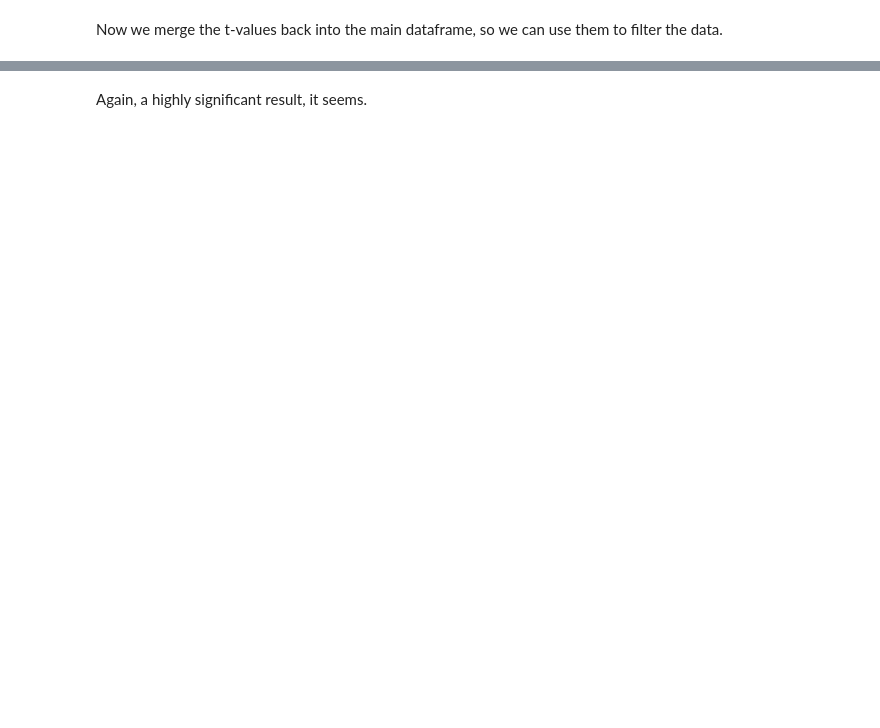
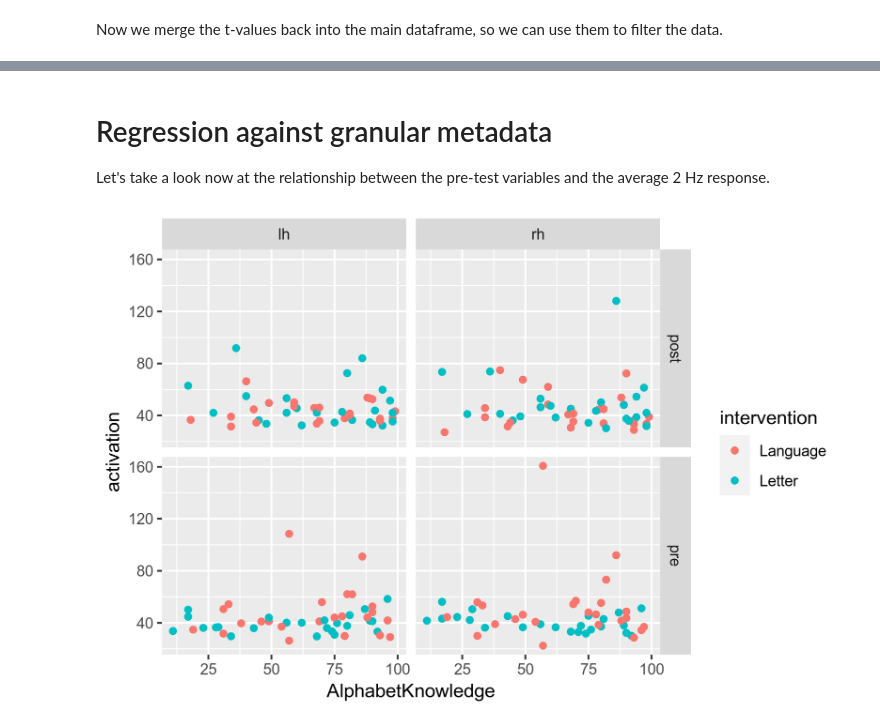
Before and after one commit to yeatmanlab/preK-MEG, a Jupyter notebook: analysis/ssvef/SNR.ipynb, the cells around one changed output, grey strips where cells are left out. Drawn from its saved outputs; the diff is of its cells as text; code cells hidden in the pictures; blank space fills up the shorter version.

```diff
--- a/analysis/ssvef/SNR.ipynb
+++ b/analysis/ssvef/SNR.ipynb
@@ -152,2 +310,14 @@ mean in group language   mean in group letter
-# %% [markdown]
-Again, a highly significant result, it seems.
+# %% [markdown]
+# Regression against granular metadata
+
+Let's take a look now at the relationship between the pre-test variables and the average 2 Hz response.
+# %%
+options(repr.plot.width=6)
+
+separate_hemi_roi %>%
+    left_join(metadata, by=c("subject_num", "timepoint", "pretest", "intervention")) %>%
+    ggplot(aes(x=AlphabetKnowledge, y=activation, colour=intervention)) +
+    facet_grid(timepoint ~ hemi) +
+    geom_point()
+# %% [output]
+[figure, added]
```
Also changed, not shown: parts of 36 cells of this notebook.
